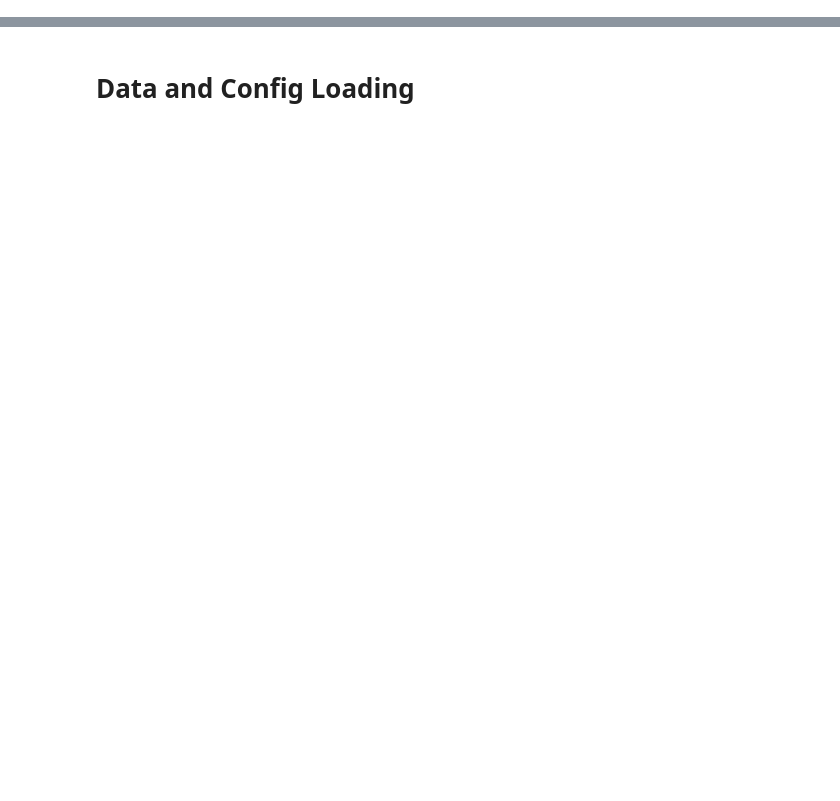
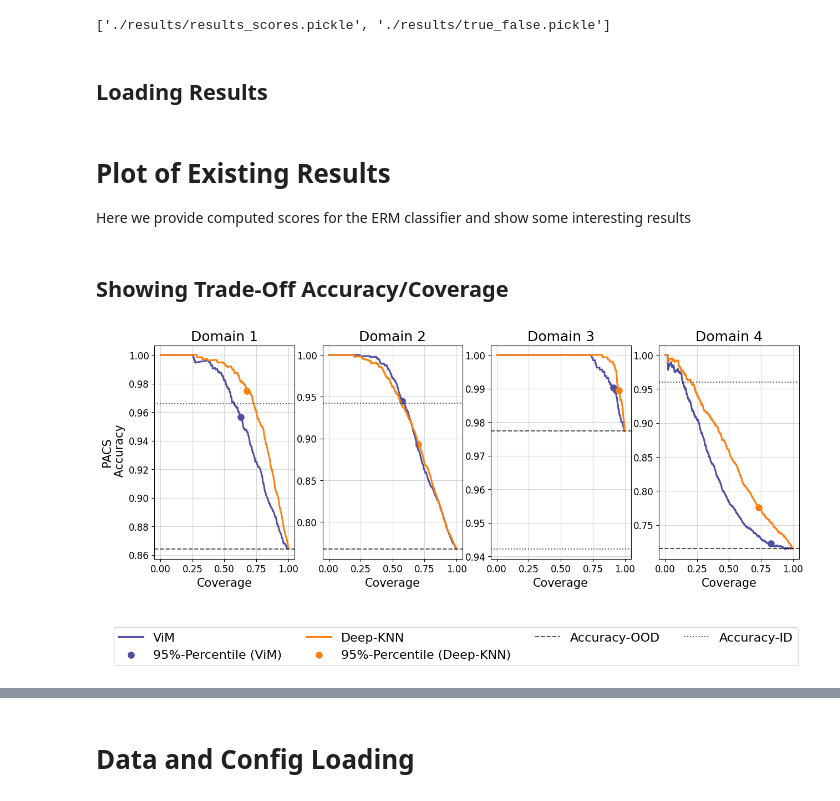
Before and after one commit to XarwinM/competence_estimation, a Jupyter notebook: demo.ipynb, the cells around one changed output, grey strips where cells are left out. Drawn from its saved outputs; the diff is of its cells as text; code cells hidden in the pictures; blank space fills up the shorter version.

Commit message:
demo notebook with plot support

```diff
--- a/demo.ipynb
+++ b/demo.ipynb
@@ -7,0 +17,32 @@ from competence_estimation.metrics  import compute_metric
+# %%
+url = 'https://drive.google.com/drive/folders/1u1i2pFj8Q0hbNxCM71tv8SwVFM8zOiNh?usp=sharing'
+output_dir = './'
+
+# Create folder if it does not exist
+os.makedirs('results', exist_ok=True)
+
+# download folder to directory
+# Only download if not exists
+#if not os.path.exists(output):
+gdown.download_folder(url, output=output_dir, quiet=True, use_cookies=True)
+# %% [output]
+['./results/results_scores.pickle', './results/true_false.pickle']
+# %% [markdown]
+## Loading Results
+# %%
+with open('results/results_scores.pickle', 'rb') as handle:
+    scores = pickle.load(handle)
+
+with open('results/true_false.pickle', 'rb') as handle:
+    true_false = pickle.load(handle)
+# %% [markdown]
+# Plot of Existing Results
+Here we provide computed scores for the ERM classifier and show some interesting results
+# %% [markdown]
+## Showing Trade-Off Accuracy/Coverage
+# %%
+# Note that we only plot the results for the ERM classifier
+# In the paper, we plot the mean over several classifiers
+fig, axs = plot_accuracy_coverage(scores, true_false, ['ViM', 'Deep-KNN'], ['ERM'], data_set='PACS')
+# %% [output]
+[figure, added]
```
Also changed, not shown: parts of 12 cells of this notebook.
